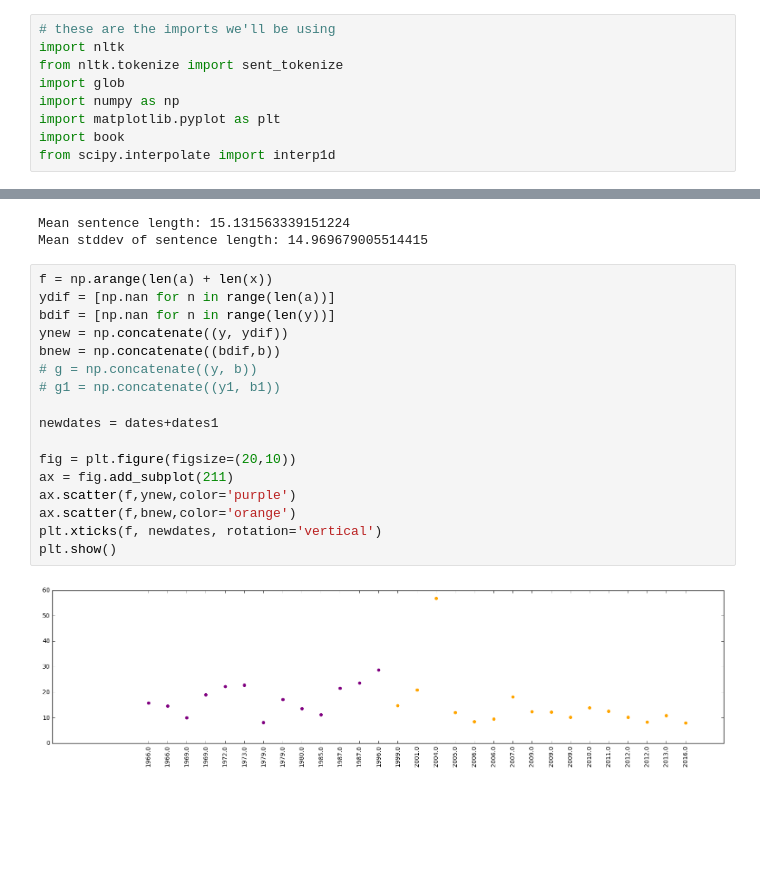
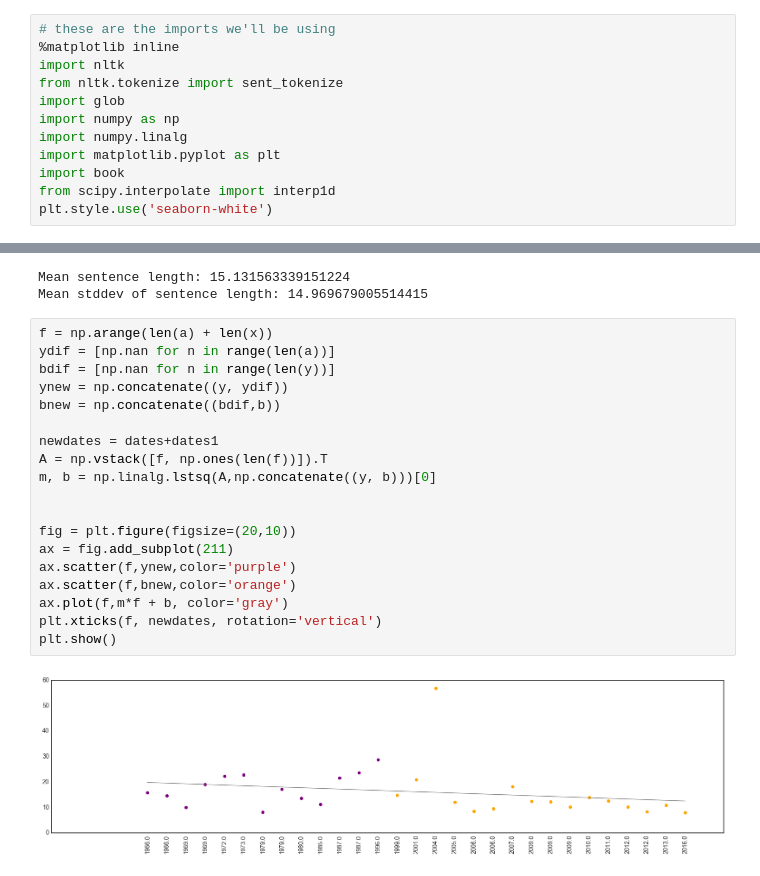
Before and after one commit to oppenheimera/josh_code, a Jupyter notebook: Sentence Length.ipynb, the cells around one changed output, grey strips where cells are left out. Saved outputs shown, nothing was run; the diff lists cells and outputs as text; blank space fills up the shorter version.

```diff
--- a/Sentence Length.ipynb
+++ b/Sentence Length.ipynb
@@ -4,13 +4,16 @@ We'll walk through the steps for calculating and plotting variations in sentence
 Books are converted to 'book' objects, which is just a nice datatype that I wrote to keep the books organized with their metadata.
 # %%
 # these are the imports we'll be using
+%matplotlib inline
 import nltk
 from nltk.tokenize import sent_tokenize
 import glob
 import numpy as np
+import numpy.linalg
 import matplotlib.pyplot as plt
 import book
 from scipy.interpolate import interp1d
+plt.style.use('seaborn-white')
 # %%
 # read in all the novels in the postmodern corpus
 postmodern = []
@@ -137,19 +140,21 @@ Mean stddev of sentence length: 14.969679005514415
 # %%
 f = np.arange(len(a) + len(x))
 ydif = [np.nan for n in range(len(a))]
 bdif = [np.nan for n in range(len(y))]
 ynew = np.concatenate((y, ydif))
 bnew = np.concatenate((bdif,b))
-# g = np.concatenate((y, b))
-# g1 = np.concatenate((y1, b1))
 
 newdates = dates+dates1
+A = np.vstack([f, np.ones(len(f))]).T
+m, b = np.linalg.lstsq(A,np.concatenate((y, b)))[0]
+
 
 fig = plt.figure(figsize=(20,10))
 ax = fig.add_subplot(211)
 ax.scatter(f,ynew,color='purple')
 ax.scatter(f,bnew,color='orange')
+ax.plot(f,m*f + b, color='gray')
 plt.xticks(f, newdates, rotation='vertical')
 plt.show()
 # %% [output]
-[figure, old version]
+[figure, new version]
```
Also changed, not shown: parts of 2 cells of this notebook, 2 other files.
